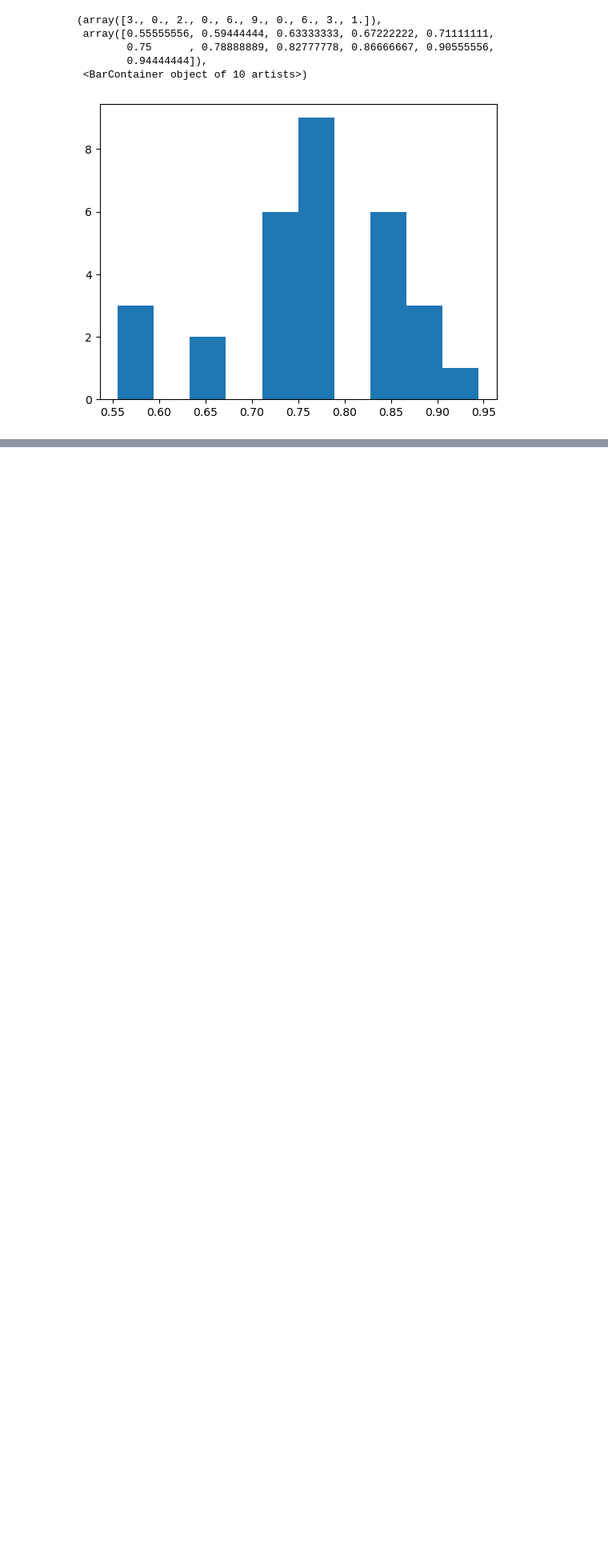
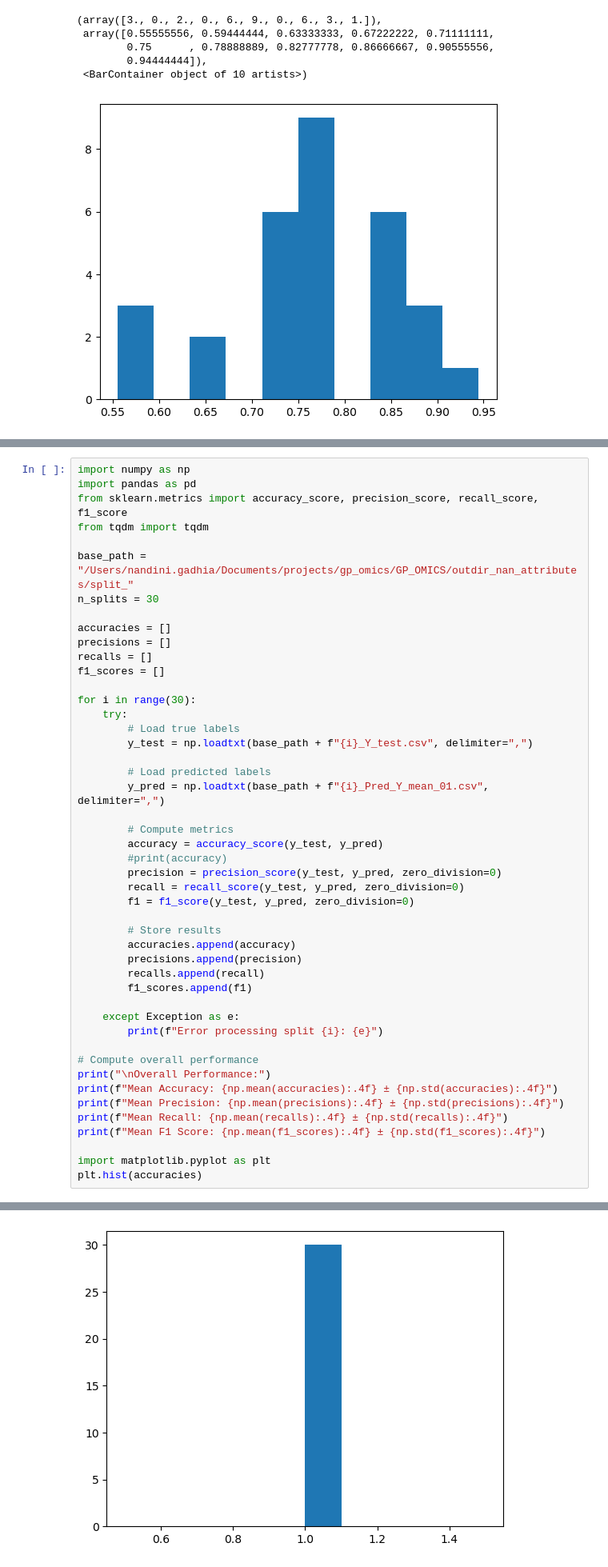
Before and after one commit to nagadhia/gp_omics, a Jupyter notebook: evaluate.ipynb, the cells around one changed output, grey strips where cells are left out. Shown: that part at 80% size. Drawn from its saved outputs; the diff is of its cells as text; blank space fills up the shorter version.

```diff
--- a/evaluate.ipynb
+++ b/evaluate.ipynb
@@ -130,0 +180,48 @@ Mean F1 Score: nan ± nan
+# %%
+import numpy as np
+import pandas as pd
+from sklearn.metrics import accuracy_score, precision_score, recall_score, f1_score
+from tqdm import tqdm
+
+base_path = "/Users/nandini.gadhia/Documents/projects/gp_omics/GP_OMICS/outdir_nan_attributes/split_"
+n_splits = 30
+
+accuracies = []
+precisions = []
+recalls = []
+f1_scores = []
+
+for i in range(30):
+    try:
+        # Load true labels
+        y_test = np.loadtxt(base_path + f"{i}_Y_test.csv", delimiter=",")
+
+        # Load predicted labels
+        y_pred = np.loadtxt(base_path + f"{i}_Pred_Y_mean_01.csv", delimiter=",")
+
+        # Compute metrics
+        accuracy = accuracy_score(y_test, y_pred)
+        #print(accuracy)
+        precision = precision_score(y_test, y_pred, zero_division=0)
+        recall = recall_score(y_test, y_pred, zero_division=0)
+        f1 = f1_score(y_test, y_pred, zero_division=0)
+
+        # Store results
+        accuracies.append(accuracy)
+        precisions.append(precision)
+        recalls.append(recall)
+        f1_scores.append(f1)
+
+    except Exception as e:
+        print(f"Error processing split {i}: {e}")
+
+# Compute overall performance
+print("\nOverall Performance:")
+print(f"Mean Accuracy: {np.mean(accuracies):.4f} ± {np.std(accuracies):.4f}")
+print(f"Mean Precision: {np.mean(precisions):.4f} ± {np.std(precisions):.4f}")
+print(f"Mean Recall: {np.mean(recalls):.4f} ± {np.std(recalls):.4f}")
+print(f"Mean F1 Score: {np.mean(f1_scores):.4f} ± {np.std(f1_scores):.4f}")
+
+import matplotlib.pyplot as plt
+plt.hist(accuracies)
+# %% [output]
@@ -130,0 +236 @@ Mean F1 Score: nan ± nan
+[figure, added]
```
Also changed, not shown: parts of 3 cells of this notebook, 5 other files.
